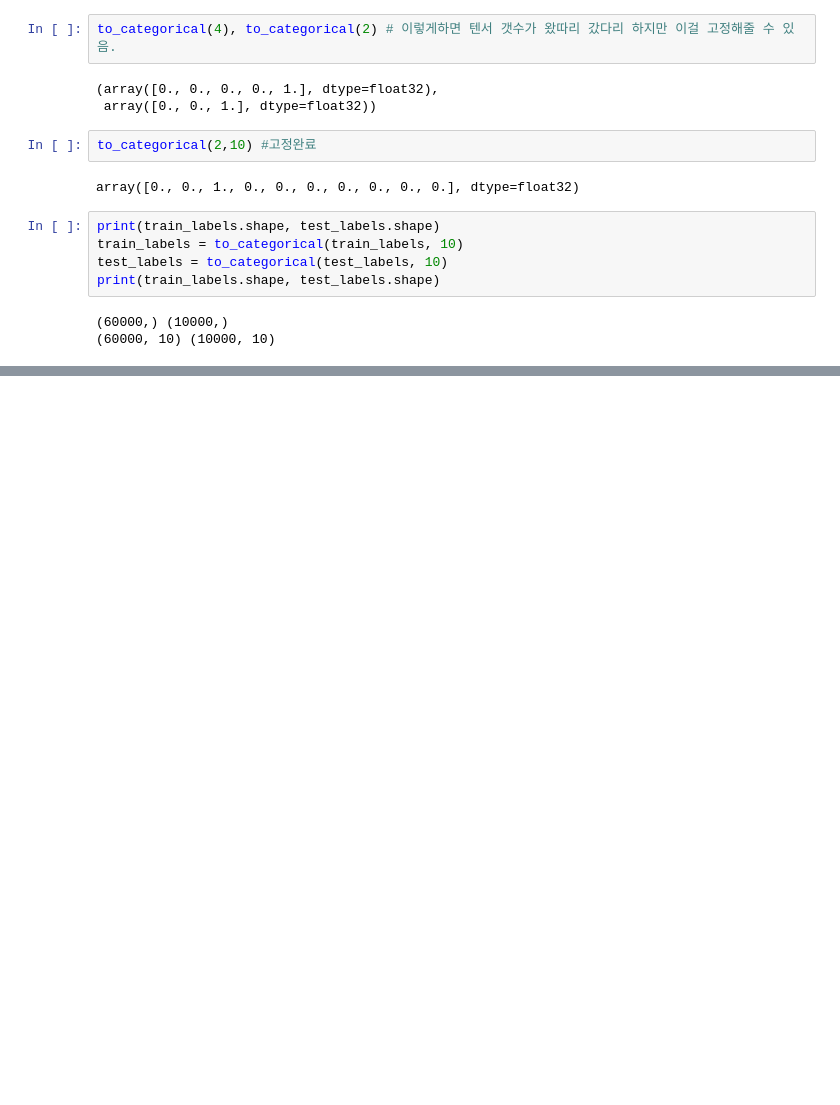
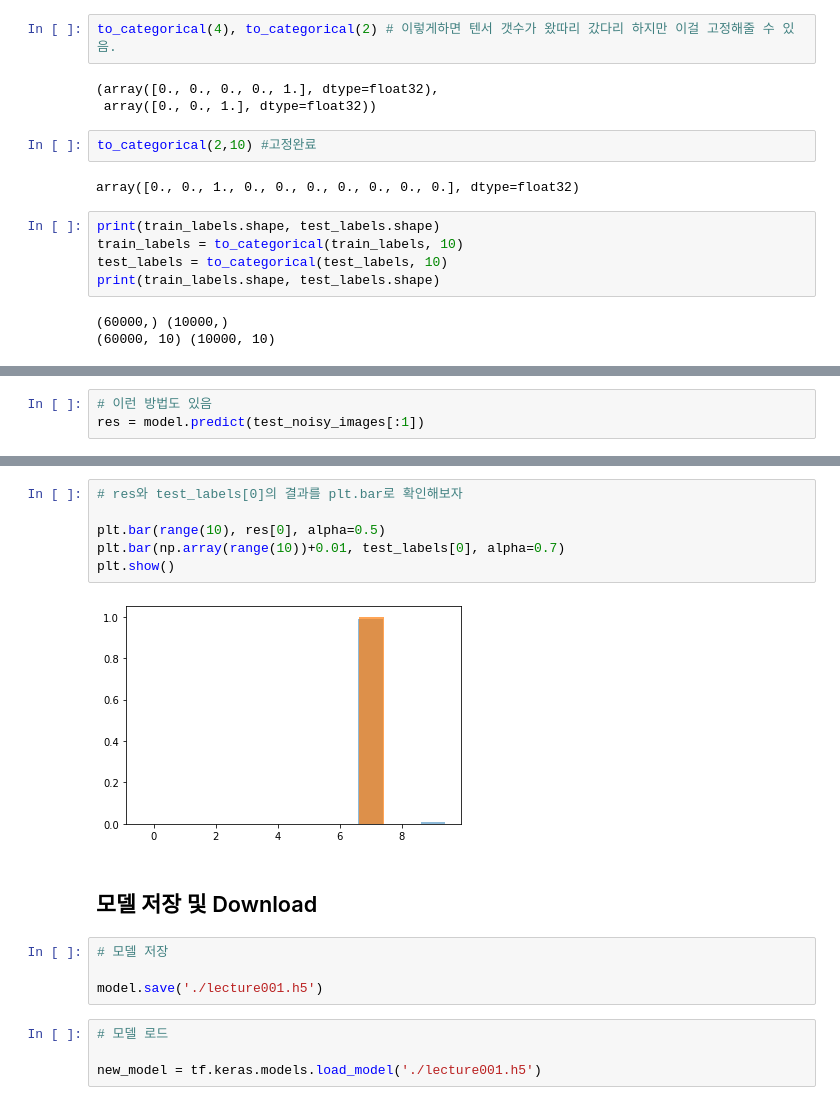
Before and after one commit to Vaycold/Vaycold, a Jupyter notebook: Python_DL/이미지분류-RNN으로 손글씨 이미지 분류하기.ipynb, the cells around one changed output, grey strips where cells are left out. Saved outputs shown, nothing was run; the diff lists cells and outputs as text; blank space fills up the shorter version.

```diff
--- a/Python_DL/이미지분류-RNN으로 손글씨 이미지 분류하기.ipynb
+++ b/Python_DL/이미지분류-RNN으로 손글씨 이미지 분류하기.ipynb
@@ -337,0 +468,3 @@ print(train_labels.shape, test_labels.shape)
+# %%
+# 이런 방법도 있음
+res = model.predict(test_noisy_images[:1])
@@ -337,0 +485,18 @@ print(train_labels.shape, test_labels.shape)
+# %%
+# res와 test_labels[0]의 결과를 plt.bar로 확인해보자
+
+plt.bar(range(10), res[0], alpha=0.5)
+plt.bar(np.array(range(10))+0.01, test_labels[0], alpha=0.7)
+plt.show()
+# %% [output]
+[figure, added]
+# %% [markdown]
+## 모델 저장 및 Download
+# %%
+# 모델 저장
+
+model.save('./lecture001.h5')
+# %%
+# 모델 로드
+
+new_model = tf.keras.models.load_model('./lecture001.h5')
```
Also changed, not shown: parts of 28 cells of this notebook.
